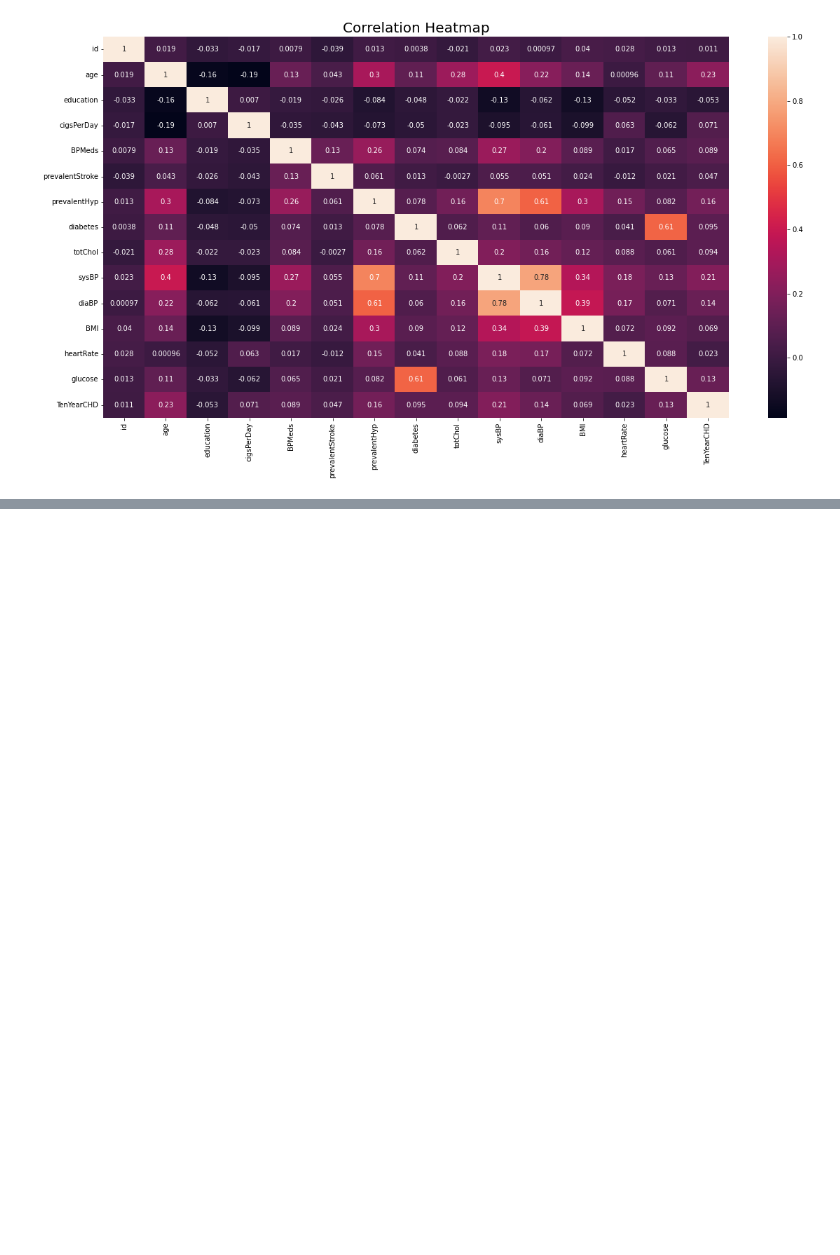
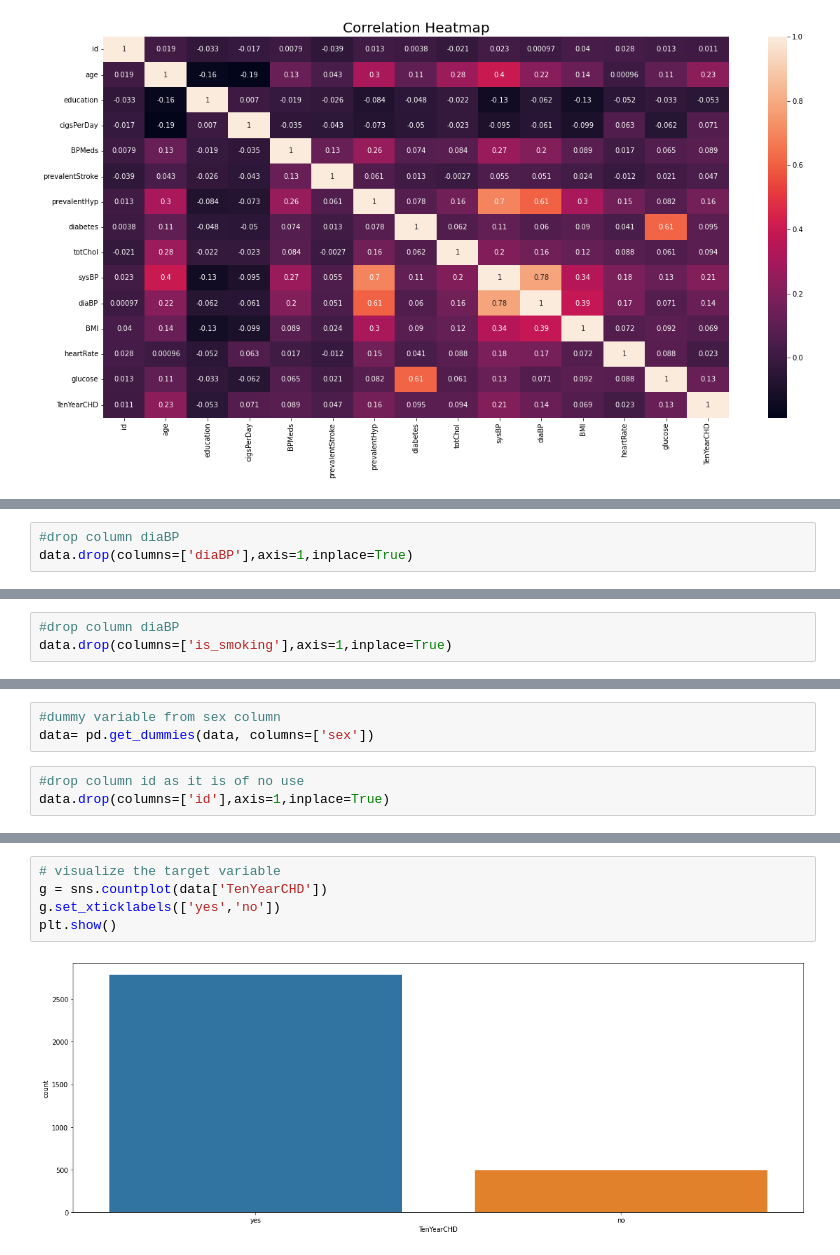
Before and after one commit to saurabhshinkar/CRP, a Jupyter notebook: Cardiovascular_Risk_prediction_Saurabh_Shinkar.ipynb, the cells around one changed output, grey strips where cells are left out. Cells and saved outputs as stored; diff of their text form; blank space fills up the shorter version.

```diff
--- a/Cardiovascular_Risk_prediction_Saurabh_Shinkar.ipynb
+++ b/Cardiovascular_Risk_prediction_Saurabh_Shinkar.ipynb
@@ -440,0 +449,3 @@ Text(0.5, 1.0, 'Correlation Heatmap')
+# %%
+#drop column diaBP
+data.drop(columns=['diaBP'],axis=1,inplace=True)
@@ -440,0 +454,3 @@ Text(0.5, 1.0, 'Correlation Heatmap')
+# %%
+#drop column diaBP
+data.drop(columns=['is_smoking'],axis=1,inplace=True)
@@ -440,0 +459,6 @@ Text(0.5, 1.0, 'Correlation Heatmap')
+# %%
+#dummy variable from sex column
+data= pd.get_dummies(data, columns=['sex'])
+# %%
+#drop column id as it is of no use
+data.drop(columns=['id'],axis=1,inplace=True)
@@ -440,0 +495,7 @@ Text(0.5, 1.0, 'Correlation Heatmap')
+# %%
+# visualize the target variable
+g = sns.countplot(data['TenYearCHD'])
+g.set_xticklabels(['yes','no'])
+plt.show()
+# %% [output]
+[figure, added]
```
Also changed, not shown: parts of 19 cells of this notebook.
